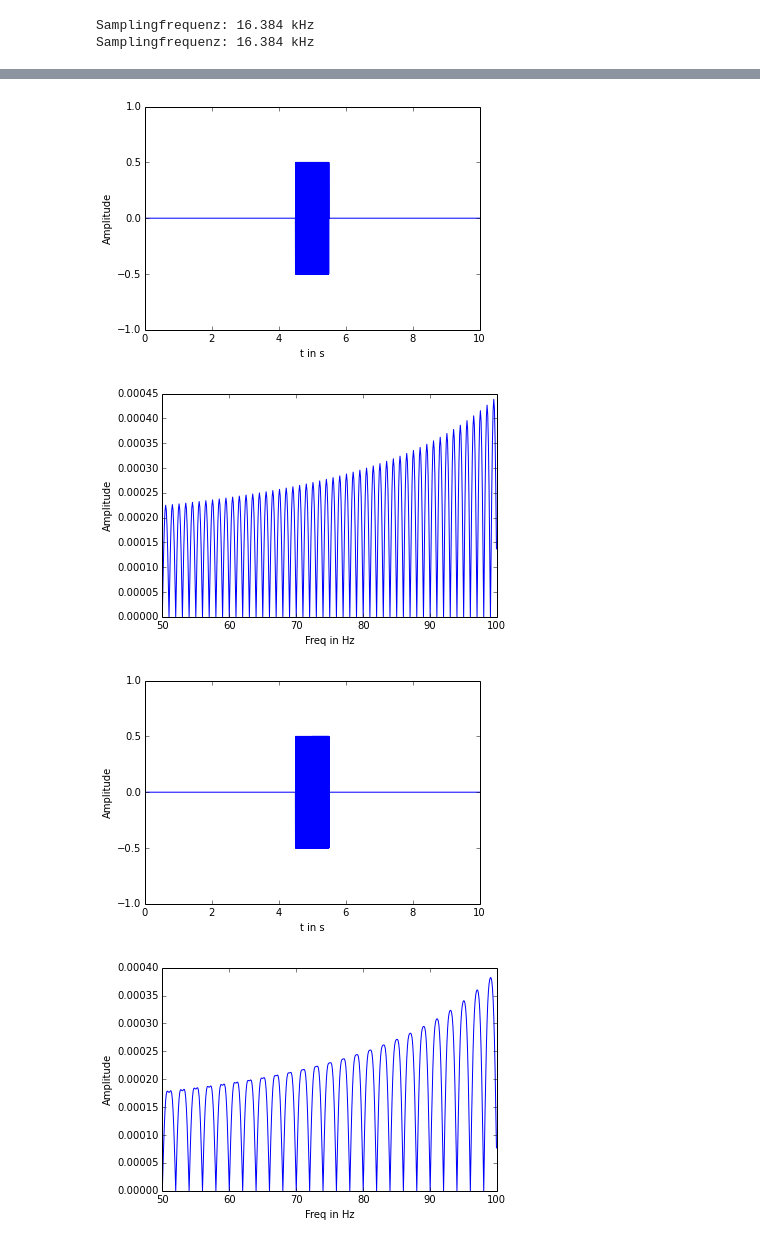
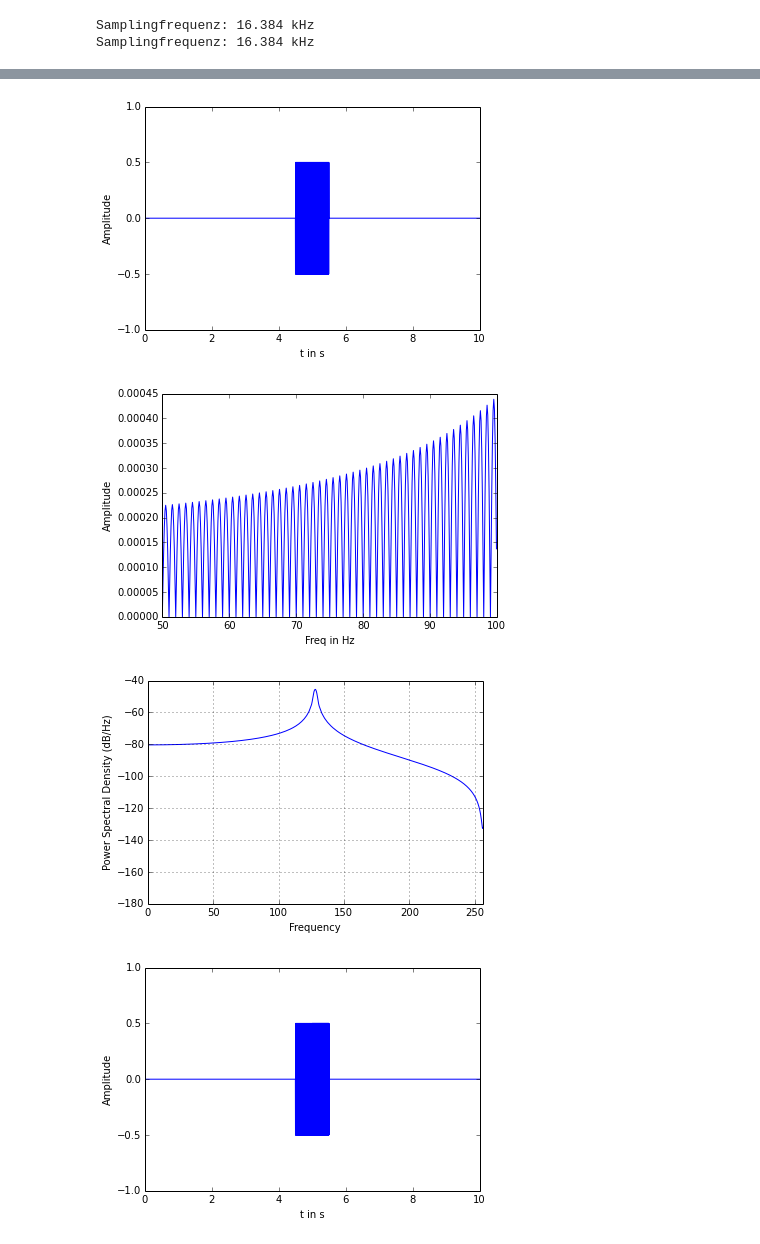
Before and after one commit to wachtlerlab/RWeiss, a Jupyter notebook: Rect-Window.ipynb, the cells around one changed output, grey strips where cells are left out. Cells and saved outputs as stored; diff of their text form; code cells hidden in the pictures.

```diff
--- a/Rect-Window.ipynb
+++ b/Rect-Window.ipynb
@@ -33,9 +33,9 @@ def rectwindow(freq1, freq2, f_sample=10, width=3, sig=.1):
     plt.xlabel('Freq in Hz')
     plt.ylabel('Amplitude')
     #print abs(FT[:101])
-    #figure()
-    #plt.psd(f, f.size/2, f_sample)
-    #plt.xlim(0, (freq1+freq2))
+    figure()
+    plt.psd(f, f.size/2, f_sample)
+    plt.xlim(0, (freq1+freq2))
     return f, xaxis, faxis;
 
 
@@ -120,32 +120,32 @@ plt.xlim(5,7)
 
 
 
 
 figure()
 autocorr = correlate(sig[0,240000:260000], sig[0,240000:260000], mode='full')
 u = arange(0, autocorr.size)
 plot(u[20000:24000], autocorr[20000:24000])
 plt.title('Autocorrelation')
 
 
 figure()
 plot(f[:1500], abs(a[:1500]), label=('200Hz'))
 plt.title('200Hz FFT')
 figure()
 #plot(f[:500], abs(b[:500]), label=('700Hz'))
 plot(f[:500], real(c[:500]), label=('real'))
 plot(f[:500], imag(c[:500]), label=('imag'))
 plot(f[:500], abs(c[:500]), label=('abs'))
 pylab.legend(loc='upper right')
 plt.title('FFT-Spektren im niedrigen Frequenzbereich')
 plt.xlabel('Frequenz in Hz')
 plt.ylabel('Amplitude')
 '''
 # %% [output]
 Samplingfrequenz: 16.384 kHz
 Samplingfrequenz: 16.384 kHz
 "\n# Was passiert bei der iFFT? Mit lowpass und bandpass\n\n\na, x, f = rectwindow(200,200,42,1,6)\nfigure()\nb, x, f = rectwindow(700,700,42,1,6)\nfigure()\nc, x, f = rectwindow(200,700,42,1,6)\n\n\n ...
 [figure]
 [figure]
-[figure, old version]
+[figure, new version]
-[figure, old version]
+[figure, new version]
```
Also changed, not shown: parts of 1 cell of this notebook, 8 other files.
